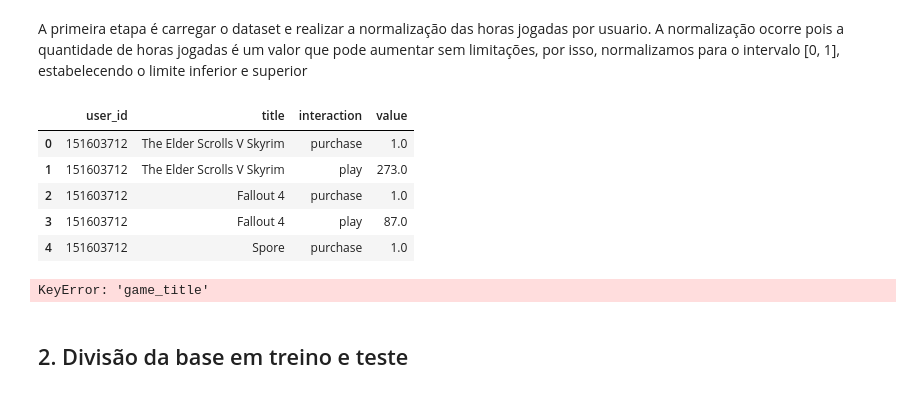
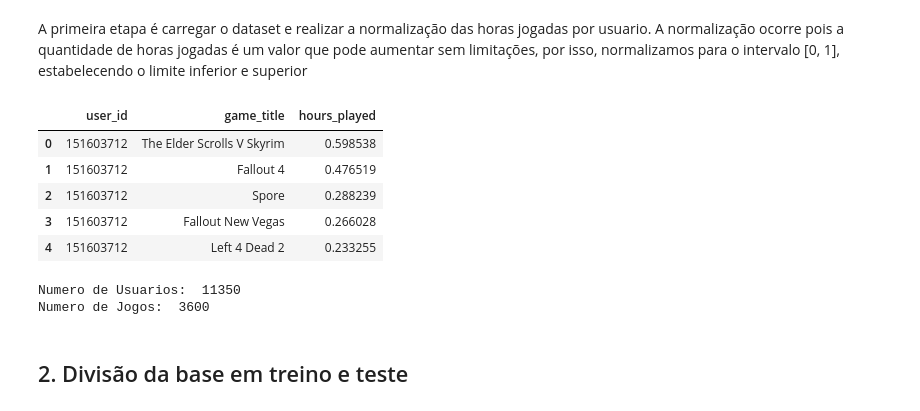
Before and after one commit to Andre-Sacilotti/recsys_lectures, a Jupyter notebook: Aula_XX_popularity_bias.ipynb, the cells around one changed output. Saved outputs shown, nothing was run; the diff lists cells and outputs as text; code cells hidden in the pictures.

```diff
--- a/Aula_XX_popularity_bias.ipynb
+++ b/Aula_XX_popularity_bias.ipynb
@@ -56,16 +58,16 @@ from surprise.prediction_algorithms.knns import KNNBasic
 A primeira etapa é carregar o dataset e realizar a normalização das horas jogadas por usuario. A normalização ocorre pois a quantidade de horas jogadas é um valor que pode aumentar sem limitações, por isso, normalizamos para o intervalo [0, 1], estabelecendo o limite inferior e superior
 # %%
 df = pd.read_csv("./steam-200k.csv")
-# df['hours_played'] = df['hours_played']
+df['hours_played'] = np.log10(df['hours_played'])/np.log10(df['hours_played']).max()
 df['user_id'] = df['user_id'].astype(str)
 df.head()
 # %% [output]
-|  | user_id | title | interaction | value |
-| 0 | 151603712 | The Elder Scrolls V Skyrim | purchase | 1.0 |
-| 1 | 151603712 | The Elder Scrolls V Skyrim | play | 273.0 |
-| 2 | 151603712 | Fallout 4 | purchase | 1.0 |
-| 3 | 151603712 | Fallout 4 | play | 87.0 |
-| 4 | 151603712 | Spore | purchase | 1.0 |
+|  | user_id | game_title | hours_played |
+| 0 | 151603712 | The Elder Scrolls V Skyrim | 0.598538 |
+| 1 | 151603712 | Fallout 4 | 0.476519 |
+| 2 | 151603712 | Spore | 0.288239 |
+| 3 | 151603712 | Fallout New Vegas | 0.266028 |
+| 4 | 151603712 | Left 4 Dead 2 | 0.233255 |
 # %%
 n_jogos = len(df['game_title'].unique())
 n_usuarios = len(df['user_id'].unique())
@@ -73,7 +75,8 @@ n_usuarios = len(df['user_id'].unique())
 print("Numero de Usuarios: ", n_usuarios)
 print("Numero de Jogos: ", n_jogos)
 # %% [output]
-KeyError: 'game_title'
+Numero de Usuarios:  11350
+Numero de Jogos:  3600
 # %% [markdown]
 ## 2. Divisão da base em treino e teste
 # %% [markdown]
```
Also changed, not shown: parts of 33 cells of this notebook, 4 other files.
